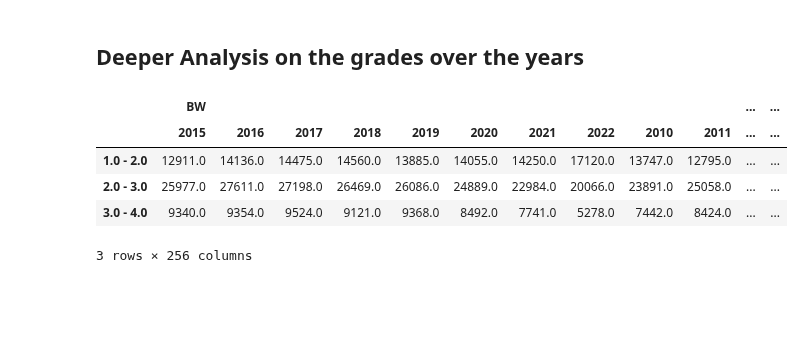
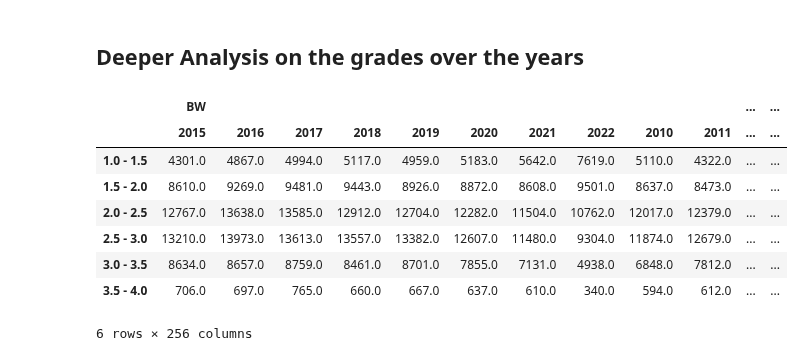
Before and after one commit to KarylReyne/DataLiteracyWS23, a Jupyter notebook: src/data_lit_covid_school/overview_grades.ipynb, the cells around one changed output. Saved outputs shown, nothing was run; the diff lists cells and outputs as text; code cells hidden in the pictures; blank space fills up the shorter version.

```diff
--- a/src/data_lit_covid_school/overview_grades.ipynb
+++ b/src/data_lit_covid_school/overview_grades.ipynb
@@ -204,34 +204,37 @@ plt.show()
 # %%
 def group_by_grades(data: pd.DataFrame, group_by: float = 1.0) -> pd.DataFrame:
     data_c = data.copy()
     result = pd.DataFrame(columns=data_c.columns)
 
 
     # Check groups
     assert group_by > 0 and group_by <= 4.0, "Group_by > 0 and <= 4.0"
 
     # Create bounds
     bounds = [i/10 for i in range(10, 41, int(group_by*10))][1:]
 
     # Group
     for i, b in enumerate(bounds):
         lower_bound = 0.9 if i == 0 else bounds[i-1]
         upper_bound = b
 
         selected = data_c[(data_c.index <= upper_bound) & (data_c.index > lower_bound)]
         result.loc[f"{lower_bound + 0.1 if i == 0 else bounds[i-1]} - {b}"] = selected.sum(axis=0)
 
     return result
 
-group_half_grades = group_by_grades(grades_flat, 1.0)
+group_half_grades = group_by_grades(grades_flat, 0.5)
 group_half_grades
 # %% [output]
 |  | BW |  |  |  |  |  |  |  |  |  | ... | ... |
 |  | 2015 | 2016 | 2017 | 2018 | 2019 | 2020 | 2021 | 2022 | 2010 | 2011 | ... | ... |
-| 1.0 - 2.0 | 12911.0 | 14136.0 | 14475.0 | 14560.0 | 13885.0 | 14055.0 | 14250.0 | 17120.0 | 13747.0 | 12795.0 | ... | ... |
-| 2.0 - 3.0 | 25977.0 | 27611.0 | 27198.0 | 26469.0 | 26086.0 | 24889.0 | 22984.0 | 20066.0 | 23891.0 | 25058.0 | ... | ... |
-| 3.0 - 4.0 | 9340.0 | 9354.0 | 9524.0 | 9121.0 | 9368.0 | 8492.0 | 7741.0 | 5278.0 | 7442.0 | 8424.0 | ... | ... |
+| 1.0 - 1.5 | 4301.0 | 4867.0 | 4994.0 | 5117.0 | 4959.0 | 5183.0 | 5642.0 | 7619.0 | 5110.0 | 4322.0 | ... | ... |
+| 1.5 - 2.0 | 8610.0 | 9269.0 | 9481.0 | 9443.0 | 8926.0 | 8872.0 | 8608.0 | 9501.0 | 8637.0 | 8473.0 | ... | ... |
+| 2.0 - 2.5 | 12767.0 | 13638.0 | 13585.0 | 12912.0 | 12704.0 | 12282.0 | 11504.0 | 10762.0 | 12017.0 | 12379.0 | ... | ... |
+| 2.5 - 3.0 | 13210.0 | 13973.0 | 13613.0 | 13557.0 | 13382.0 | 12607.0 | 11480.0 | 9304.0 | 11874.0 | 12679.0 | ... | ... |
+| 3.0 - 3.5 | 8634.0 | 8657.0 | 8759.0 | 8461.0 | 8701.0 | 7855.0 | 7131.0 | 4938.0 | 6848.0 | 7812.0 | ... | ... |
+| 3.5 - 4.0 | 706.0 | 697.0 | 765.0 | 660.0 | 667.0 | 637.0 | 610.0 | 340.0 | 594.0 | 612.0 | ... | ... |
-3 rows × 256 columns
+6 rows × 256 columns
 # %%
 import pandas as pd
 import matplotlib.pyplot as plt
```
Also changed, not shown: parts of 2 cells of this notebook.
